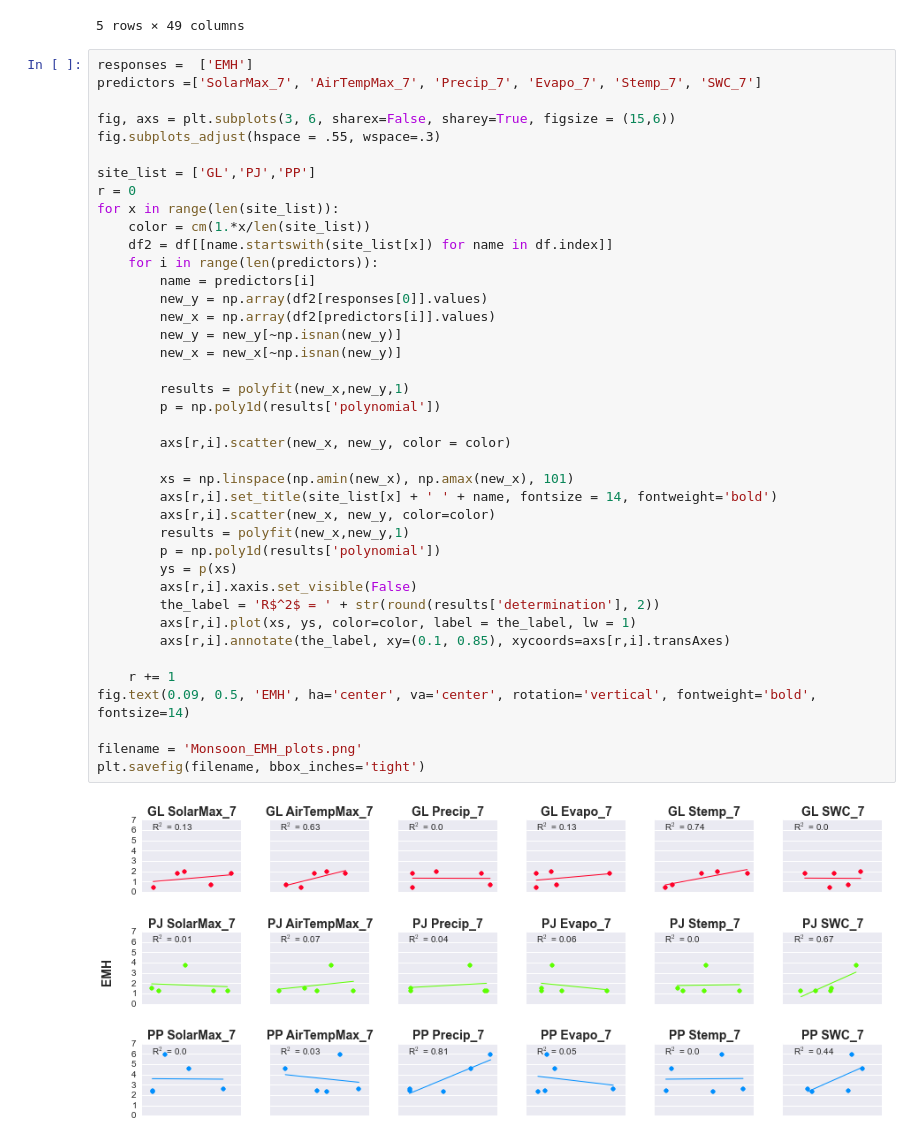
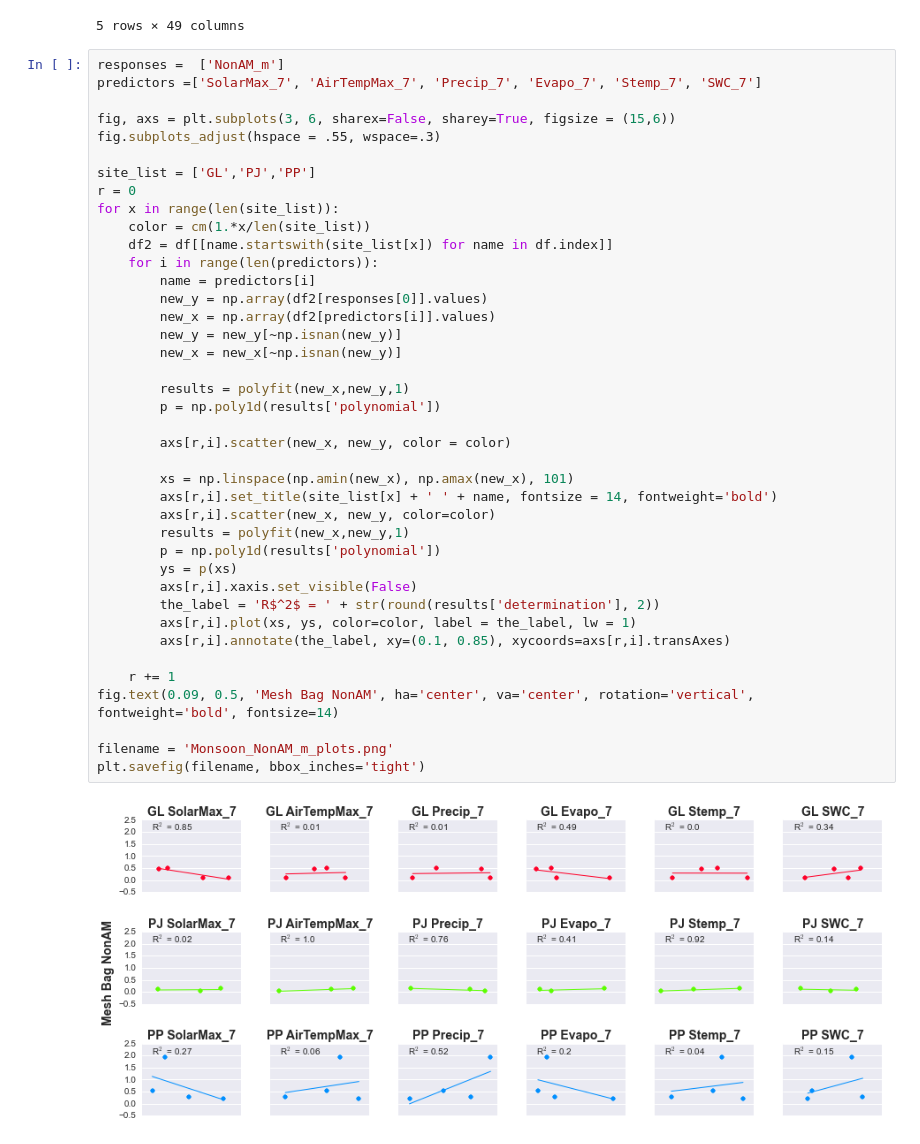
Before and after one commit to bo-maxwell-stevens/drunken-wight, a Jupyter notebook: New_plotting.ipynb, the cells around one changed output. Saved outputs shown, nothing was run; the diff lists cells and outputs as text.

Commit message:
plotting stuff

```diff
--- a/New_plotting.ipynb
+++ b/New_plotting.ipynb
@@ -69,7 +69,7 @@ df[[name.startswith(list[0]) for name in df.index]]
 | GL4 | 4 | 0.676926 | 0.797291 | 0.621065 | 0.698225 | 503.0 | 6.387174 | 0.000745 | 0.744 | ... |
 5 rows × 49 columns
 # %%
-responses =  ['EMH']
+responses =  ['NonAM_m']
 predictors =['SolarMax_7', 'AirTempMax_7', 'Precip_7', 'Evapo_7', 'Stemp_7', 'SWC_7']
 
 fig, axs = plt.subplots(3, 6, sharex=False, sharey=True, figsize = (15,6))
@@ -80,33 +80,33 @@ r = 0
 for x in range(len(site_list)):
     color = cm(1.*x/len(site_list))
     df2 = df[[name.startswith(site_list[x]) for name in df.index]]
     for i in range(len(predictors)):
         name = predictors[i]
         new_y = np.array(df2[responses[0]].values)
         new_x = np.array(df2[predictors[i]].values)
         new_y = new_y[~np.isnan(new_y)]
         new_x = new_x[~np.isnan(new_y)]
 
         results = polyfit(new_x,new_y,1)
         p = np.poly1d(results['polynomial'])
 
         axs[r,i].scatter(new_x, new_y, color = color)
 
         xs = np.linspace(np.amin(new_x), np.amax(new_x), 101)
         axs[r,i].set_title(site_list[x] + ' ' + name, fontsize = 14, fontweight='bold')
         axs[r,i].scatter(new_x, new_y, color=color)
         results = polyfit(new_x,new_y,1)
         p = np.poly1d(results['polynomial'])
         ys = p(xs)
         axs[r,i].xaxis.set_visible(False)
         the_label = 'R$^2$ = ' + str(round(results['determination'], 2))
         axs[r,i].plot(xs, ys, color=color, label = the_label, lw = 1)
         axs[r,i].annotate(the_label, xy=(0.1, 0.85), xycoords=axs[r,i].transAxes)
 
     r += 1
-fig.text(0.09, 0.5, 'EMH', ha='center', va='center', rotation='vertical', fontweight='bold', fontsize=14)
+fig.text(0.09, 0.5, 'Mesh Bag NonAM', ha='center', va='center', rotation='vertical', fontweight='bold', fontsize=14)
 
-filename = 'Monsoon_EMH_plots.png'
+filename = 'Monsoon_NonAM_m_plots.png'
 plt.savefig(filename, bbox_inches='tight')
 # %% [output]
-[figure, old version]
+[figure, new version]
```
Also changed, not shown: 2 other files.
